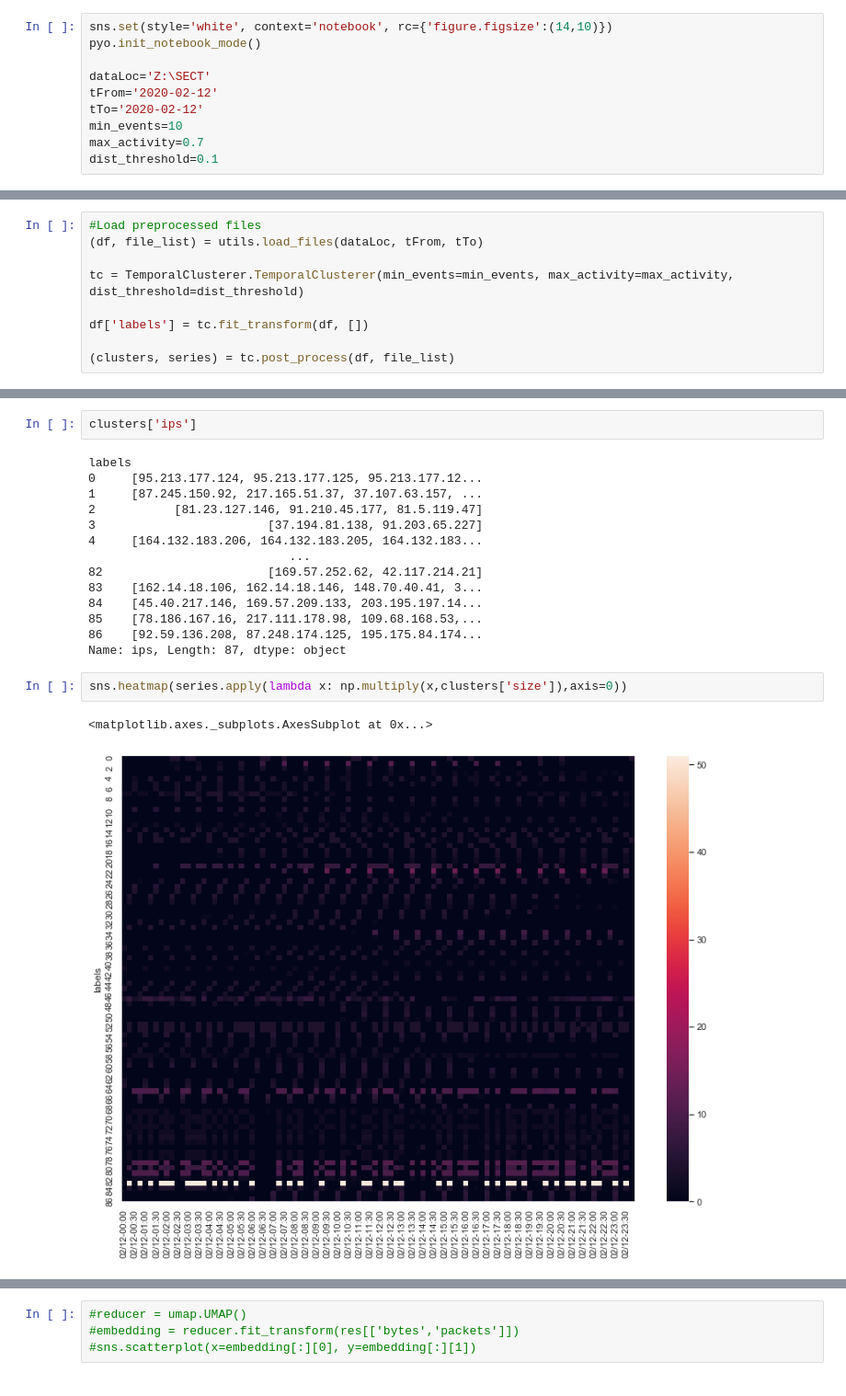
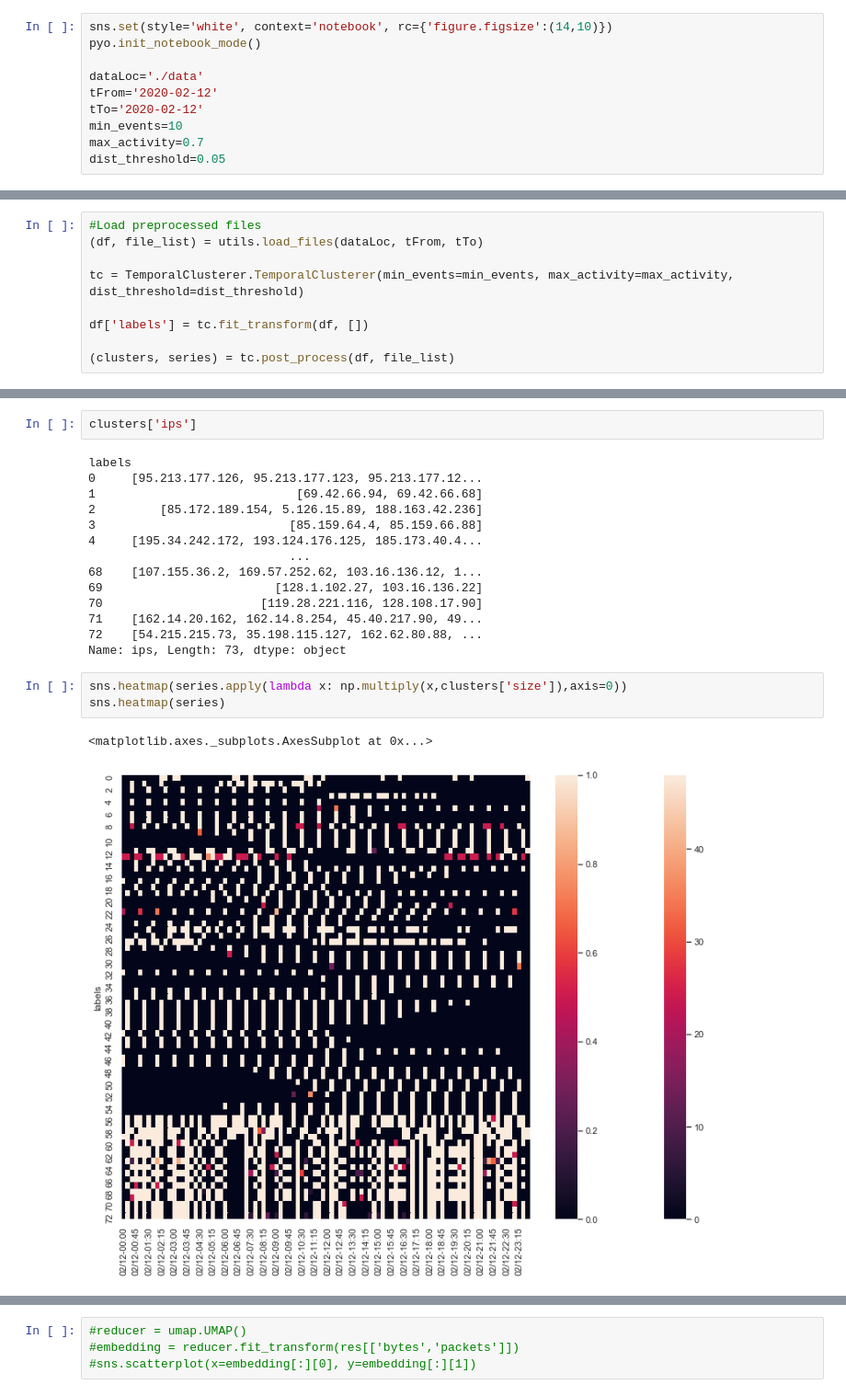
Before and after one commit to CESNET/SECT, a Jupyter notebook: notebooks/SECT.ipynb, the cells around one changed output, grey strips where cells are left out. Shown at 92% size. Drawn from its saved outputs; the diff is of its cells as text.

Commit message:
SECT notebook, some visualizations made

```diff
--- a/notebooks/SECT.ipynb
+++ b/notebooks/SECT.ipynb
@@ -37,12 +40,12 @@ C:\Users\istoffa\Repos\SECT
 sns.set(style='white', context='notebook', rc={'figure.figsize':(14,10)})
 pyo.init_notebook_mode()
 
-dataLoc='Z:\SECT'
+dataLoc='./data'
 tFrom='2020-02-12'
 tTo='2020-02-12'
 min_events=10
 max_activity=0.7
-dist_threshold=0.1
+dist_threshold=0.05
 # %% [output]
 [interactive output not drawn]
 # %%
@@ -87,20 +90,21 @@ array([[<matplotlib.axes._subplots.AxesSubplot object at 0x...>,
 clusters['ips']
 # %% [output]
 labels
-0     [95.213.177.124, 95.213.177.125, 95.213.177.12...
-1     [87.245.150.92, 217.165.51.37, 37.107.63.157, ...
-2           [81.23.127.146, 91.210.45.177, 81.5.119.47]
-3                        [37.194.81.138, 91.203.65.227]
-4     [164.132.183.206, 164.132.183.205, 164.132.183...
+0     [95.213.177.126, 95.213.177.123, 95.213.177.12...
+1                            [69.42.66.94, 69.42.66.68]
+2         [85.172.189.154, 5.126.15.89, 188.163.42.236]
+3                           [85.159.64.4, 85.159.66.88]
+4     [195.34.242.172, 193.124.176.125, 185.173.40.4...
                             ...
-82                       [169.57.252.62, 42.117.214.21]
-83    [162.14.18.106, 162.14.18.146, 148.70.40.41, 3...
-84    [45.40.217.146, 169.57.209.133, 203.195.197.14...
-85    [78.186.167.16, 217.111.178.98, 109.68.168.53,...
-86    [92.59.136.208, 87.248.174.125, 195.175.84.174...
-Name: ips, Length: 87, dtype: object
+68    [107.155.36.2, 169.57.252.62, 103.16.136.12, 1...
+69                        [128.1.102.27, 103.16.136.22]
+70                      [119.28.221.116, 128.108.17.90]
+71    [162.14.20.162, 162.14.8.254, 45.40.217.90, 49...
+72    [54.215.215.73, 35.198.115.127, 162.62.80.88, ...
+Name: ips, Length: 73, dtype: object
 # %%
 sns.heatmap(series.apply(lambda x: np.multiply(x,clusters['size']),axis=0))
+sns.heatmap(series)
 # %% [output]
 <matplotlib.axes._subplots.AxesSubplot at 0x...>
-[figure, old version]
+[figure, new version]
```
Also changed, not shown: parts of 18 cells of this notebook, 1 other file.
